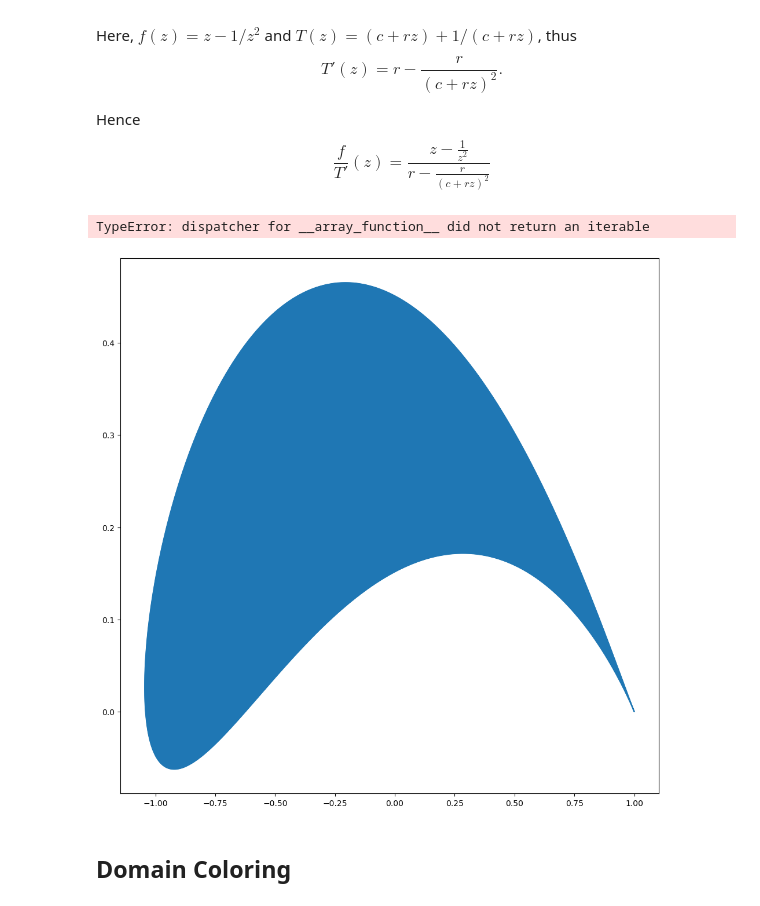
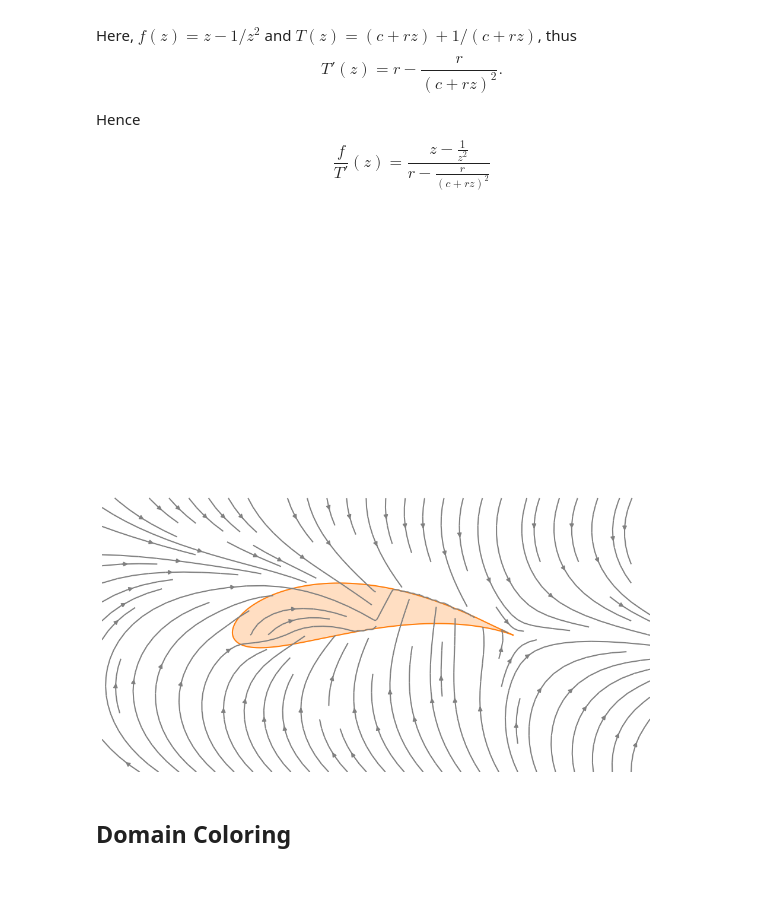
Before and after one commit to boisgera/visualization-of-analytic-functions, a Jupyter notebook: Domain Coloring.ipynb, the cells around one changed output. Cells and saved outputs as stored; diff of their text form; code cells hidden in the pictures.

```diff
--- a/Domain Coloring.ipynb
+++ b/Domain Coloring.ipynb
@@ -684,3 +694,22 @@ in the special case where $w\in[-2, 2]$, which ... never happens?)
+# %%
+@vectorize
+def J_inv(w):
+    s = sqrt(w * w - 1)
+    z1 = (w + s - b) / a
+    z2 = (w - s - b) / a
+    if abs(z1) >= 1.0:
+        return z1
+    else:
+        return z2
+# %%
+def dJ(z):
+    v = a * z + b
+    return 0.5 * (1 - 1 / (v * v)) * a
+# %%
+@vectorize
+def g(w):
+    z = J_inv(w)
+    return dJ(z) * f(z)
 # %% [markdown]
 Nota: if the complex velocity $f= u -i v$ is the derivative of a holomorphic function $g$, any conformal mapping $T$ applied to $g$ will preserve the boundary conditions. This is how we "solve" (find a solution) for the Joukowsky airfoil: get (a) $f$ (easy), find its primitive (means the circulation has to be zero !!!), map it, then derive the result a get the corresponding complex velocity.
 This is **NOT** the same as mapping $f$ directly: if $g'=f$, then
@@ -735,32 +731,40 @@ def dg(z):
 # %%
-
 gamma = circle()
-T_gamma = lambda t: T(gamma(t))
+J_gamma = lambda t: J(gamma(t))
 
 t = linspace(0.0, 1.0, 1000)
 
 figure(figsize=(12,12))
-plot(T_gamma(t).real, T_gamma(t).imag, color="C0")
-fill(T_gamma(t).real, T_gamma(t).imag, color="C0", zorder=10)
+color = "C1"
+fill(J_gamma(t).real, J_gamma(t).imag, color="white", zorder=10)
+fill(J_gamma(t).real, J_gamma(t).imag, color=color, alpha=0.25, zorder=20)
+plot(J_gamma(t).real, J_gamma(t).imag, color=color, zorder=30)
+
 
 def v(function):
     def v_(X, Y):
-        f_xy = f(X+1j*Y)
-        return (f_xy.real, -f_xy.imag)
+        function_xy = function(X+1j*Y)
+        return (function_xy.real, -function_xy.imag)
     return v_
 
-xs = ys = linspace(-3.0, 3.0, 20)
+xs = linspace(-2.0, 2.0, 200)
+ys = linspace(-1.0, 1.0, 200)
+
 X, Y = meshgrid(xs, ys)
-mask = T_inv(X+1j*Y) >= 1.0
-Vx, Vy = v(dg)(X, Y) * mask
+mask = True # abs(J_inv(X+1j*Y)) >= 1.0
+Vx, Vy = v(g)(X, Y)
+Vx = Vx * mask
+Vy = Vy * mask
 
-quiver(X, Y, Vx, Vy)
 
-axis("tight")
+streamplot(X, Y, Vx, Vy, color="grey", zorder=100)
+
 axis("square")
+axis("off")
+
+None
 # %% [output]
-TypeError: dispatcher for __array_function__ did not return an iterable
-[figure, old version]
+[figure, new version]
 # %% [markdown]
 ## Domain Coloring
 # %%
```
Also changed, not shown: parts of 11 cells of this notebook.
